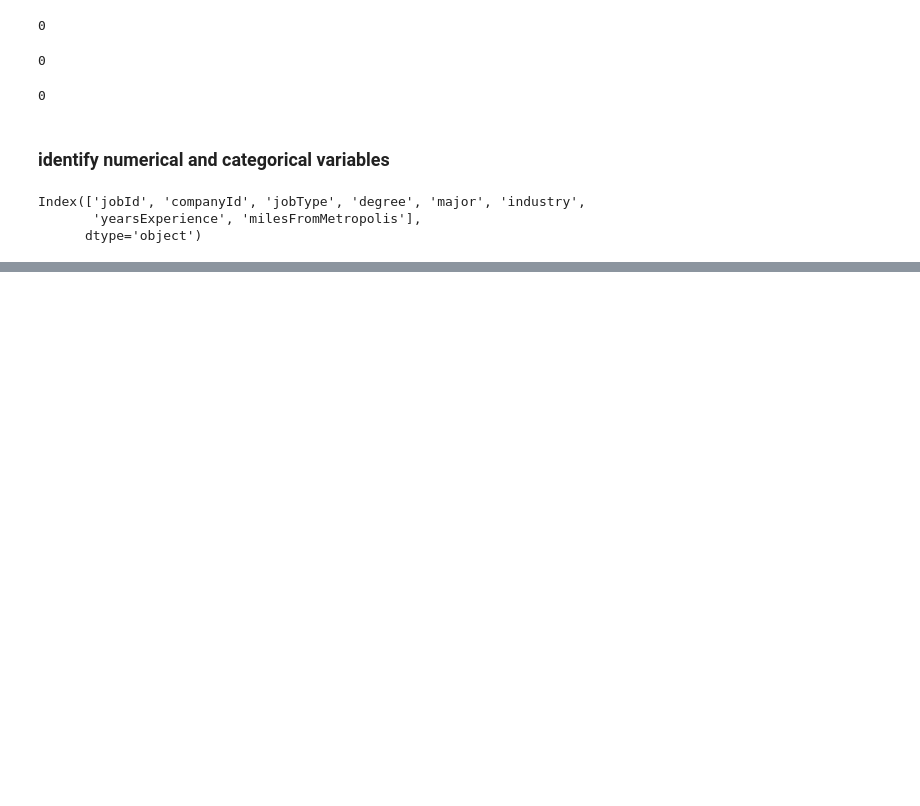
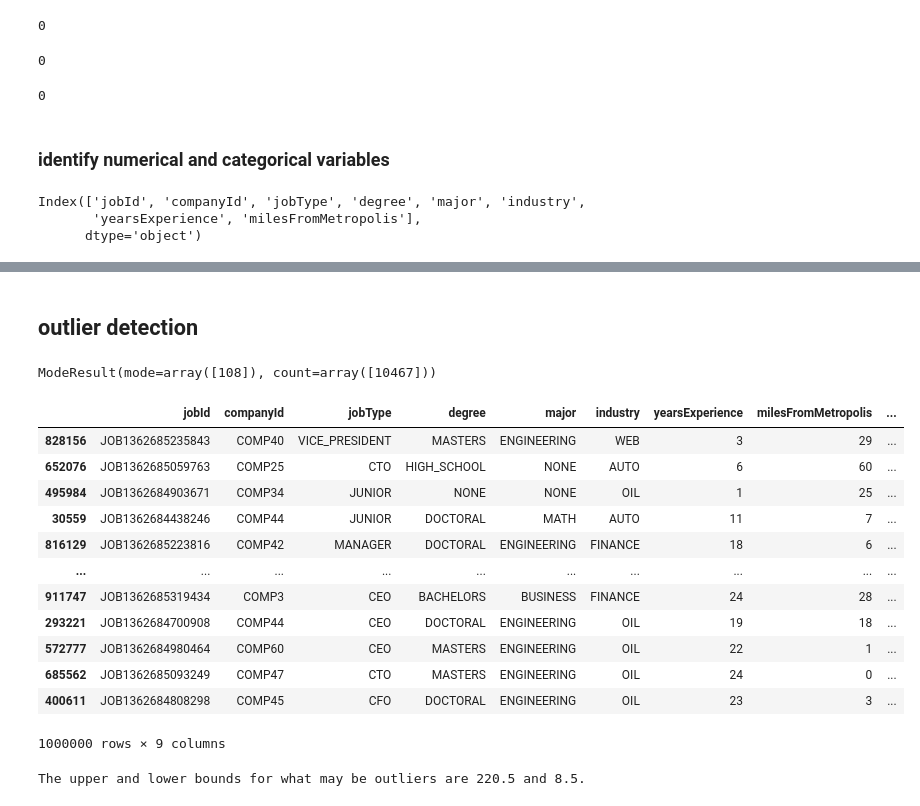
Before and after one commit to skylerbullard/salarypredictionportfolio, a Jupyter notebook: salarypredictionportfolio_define_discover.ipynb, the cells around one changed output, grey strips where cells are left out. Cells and saved outputs as stored; diff of their text form; code cells hidden in the pictures; blank space fills up the shorter version.

Commit message:
create fences with IQR

```diff
--- a/salarypredictionportfolio_define_discover.ipynb
+++ b/salarypredictionportfolio_define_discover.ipynb
@@ -217,0 +217,33 @@ ModeResult(mode=array([108]), count=array([10467]))
+# %% [markdown]
+## outlier detection
+# %%
+#print the modal value of the training target
+st.mode( train_df.salary )
+# %% [output]
+ModeResult(mode=array([108]), count=array([10467]))
+# %%
+train_df.sort_values( 'salary' )
+# %% [output]
+|  | jobId | companyId | jobType | degree | major | industry | yearsExperience | milesFromMetropolis | ... |
+| 828156 | JOB1362685235843 | COMP40 | VICE_PRESIDENT | MASTERS | ENGINEERING | WEB | 3 | 29 | ... |
+| 652076 | JOB1362685059763 | COMP25 | CTO | HIGH_SCHOOL | NONE | AUTO | 6 | 60 | ... |
+| 495984 | JOB1362684903671 | COMP34 | JUNIOR | NONE | NONE | OIL | 1 | 25 | ... |
+| 30559 | JOB1362684438246 | COMP44 | JUNIOR | DOCTORAL | MATH | AUTO | 11 | 7 | ... |
+| 816129 | JOB1362685223816 | COMP42 | MANAGER | DOCTORAL | ENGINEERING | FINANCE | 18 | 6 | ... |
+| ... | ... | ... | ... | ... | ... | ... | ... | ... | ... |
+| 911747 | JOB1362685319434 | COMP3 | CEO | BACHELORS | BUSINESS | FINANCE | 24 | 28 | ... |
+| 293221 | JOB1362684700908 | COMP44 | CEO | DOCTORAL | ENGINEERING | OIL | 19 | 18 | ... |
+| 572777 | JOB1362684980464 | COMP60 | CEO | MASTERS | ENGINEERING | OIL | 22 | 1 | ... |
+| 685562 | JOB1362685093249 | COMP47 | CTO | MASTERS | ENGINEERING | OIL | 24 | 0 | ... |
+| 400611 | JOB1362684808298 | COMP45 | CFO | DOCTORAL | ENGINEERING | OIL | 23 | 3 | ... |
+1000000 rows × 9 columns
+# %%
+#The interquartile range (IQR) tells you the range of the middle half of your dataset.
+#You can define outliers that fall outside the fences
+stat_IQR = train_df.salary.describe()
+IQR = stat_IQR[ '75%' ] - stat_IQR[ '25%' ]
+upper_fence = stat_IQR[ '75%' ] + ( 1.5 * IQR )
+lower_fence = stat_IQR[ '25%' ] - ( 1.5 * IQR )
+print( 'The upper and lower bounds for what may be outliers are {} and {}.'.format( upper_fence , lower_fence ) )
+# %% [output]
+The upper and lower bounds for what may be outliers are 220.5 and 8.5.
```
Also changed, not shown: parts of 20 cells of this notebook.
